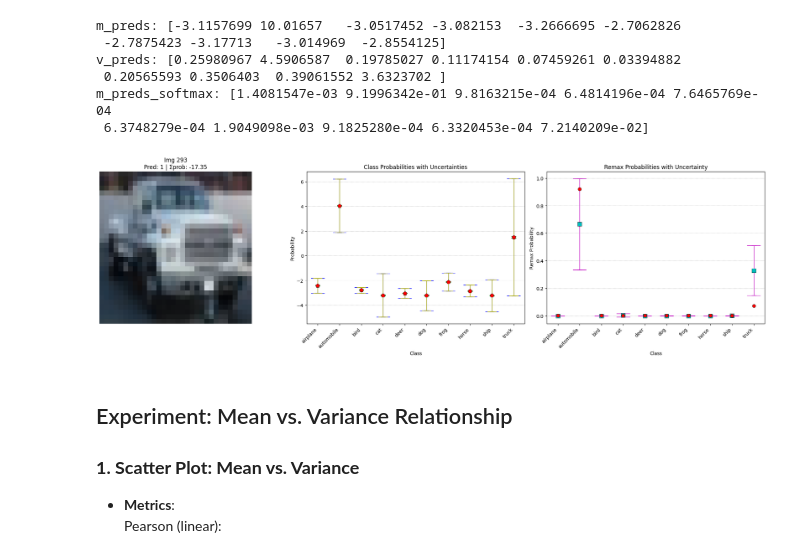
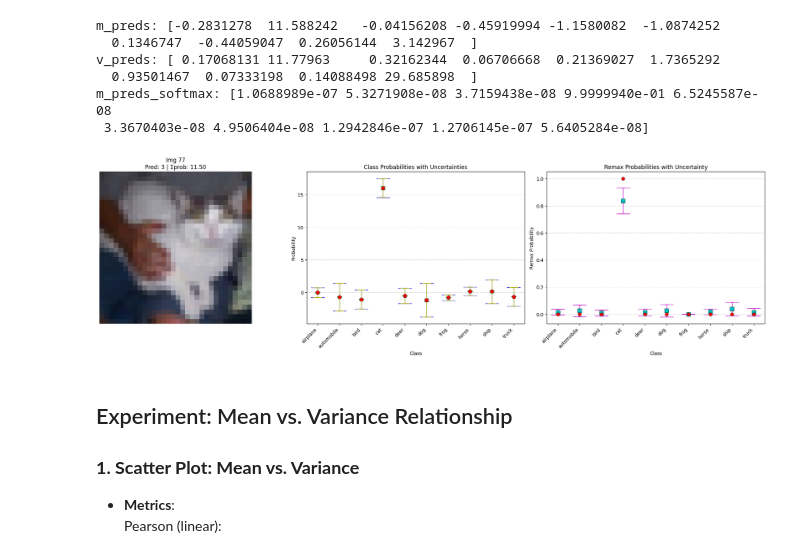
Before and after one commit to miquelflorensa/cuTAGI, a Jupyter notebook: examples/cifar10_logits.ipynb, the cells around one changed output. Drawn from its saved outputs; the diff is of its cells as text; code cells hidden in the pictures.

```diff
--- a/examples/cifar10_logits.ipynb
+++ b/examples/cifar10_logits.ipynb
@@ -376,41 +376,41 @@ def plot_class_uncertainty(image_idx, images, m_preds, v_preds, v_preds_epistemi
     ax_remax.set_xticklabels(class_names, rotation=45, ha='right', fontsize=10)
     ax_remax.set_xlim(-0.5, 9.5)
     ax_remax.grid(True, axis='y', linestyle=':')
     ax_remax.set_xlabel('Class')
     ax_remax.set_ylabel('Remax Probability')
     ax_remax.set_title('Remax Probabilities with Uncertainty')
 
     # Remax plot legend
     remax_legend = [
         Line2D([0], [0], marker='s', color='w', label='Remax μ',
               markerfacecolor='c', markersize=10),
         Line2D([0], [0], color='m', lw=2, label='μ ± σ_remax')
     ]
     # ax_remax.legend(handles=remax_legend, loc='upper right')
 
     plt.tight_layout()
     plt.subplots_adjust(bottom=0.15)
     plt.show()
 
 
 # Sort the images by their aleatoric uncertainty
 sorted_indices = np.argsort([v_preds_aleatoric[i][0] for i in range(len(v_preds_aleatoric))])
 top_5_indices = sorted_indices[-100:]
 
 print("m_preds:", m_preds[6])
 print("v_preds:", v_preds[6])
 
-plot_class_uncertainty(293, images, m_preds, v_preds, v_preds_epistemic, v_preds_aleatoric)
+plot_class_uncertainty(77, images, m_preds, v_preds, v_preds_epistemic, v_preds_aleatoric)
 # for i in top_5_indices:
 #     plot_class_uncertainty(i, images, m_preds, v_preds, v_preds_epistemic, v_preds_aleatoric)
 # %% [output]
-m_preds: [-3.1157699 10.01657   -3.0517452 -3.082153  -3.2666695 -2.7062826
- -2.7875423 -3.17713   -3.014969  -2.8554125]
-v_preds: [0.25980967 4.5906587  0.19785027 0.11174154 0.07459261 0.03394882
- 0.20565593 0.3506403  0.39061552 3.6323702 ]
-m_preds_softmax: [1.4081547e-03 9.1996342e-01 9.8163215e-04 6.4814196e-04 7.6465769e-04
- 6.3748279e-04 1.9049098e-03 9.1825280e-04 6.3320453e-04 7.2140209e-02]
+m_preds: [-0.2831278  11.588242   -0.04156208 -0.45919994 -1.1580082  -1.0874252
+  0.1346747  -0.44059047  0.26056144  3.142967  ]
+v_preds: [ 0.17068131 11.77963     0.32162344  0.06706668  0.21369027  1.7365292
+  0.93501467  0.07333198  0.14088498 29.685898  ]
+m_preds_softmax: [1.0688989e-07 5.3271908e-08 3.7159438e-08 9.9999940e-01 6.5245587e-08
+ 3.3670403e-08 4.9506404e-08 1.2942846e-07 1.2706145e-07 5.6405284e-08]
-[figure, old version]
+[figure, new version]
 # %%
 mA = {}
 s2A = {}
```
Also changed, not shown: parts of 22 cells of this notebook, 5 other files.
